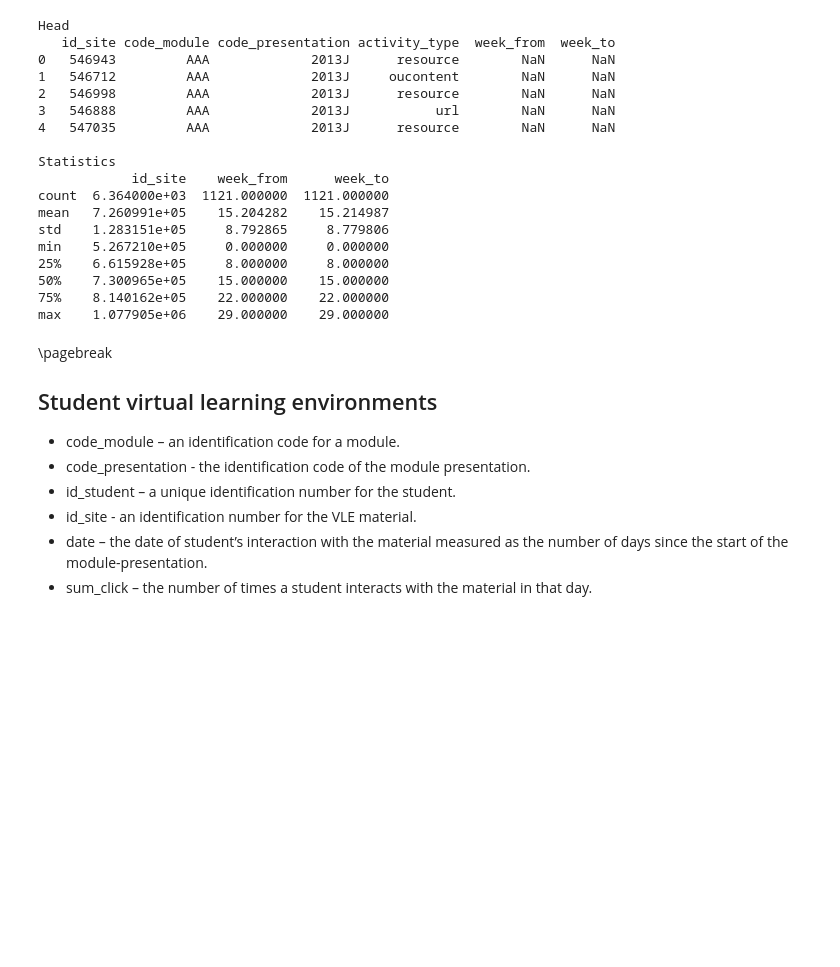
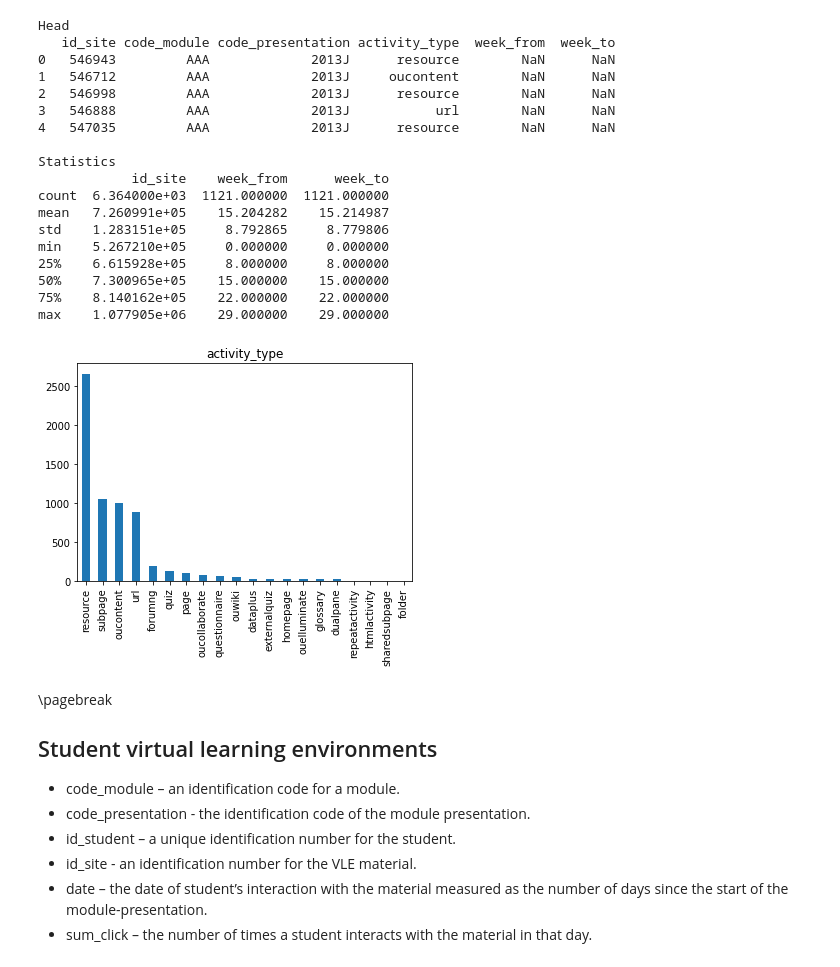
Before and after one commit to jortvangorkum/TFL-Early-Warning-System, a Jupyter notebook: analysis.ipynb, the cells around one changed output. Cells and saved outputs as stored; diff of their text form; code cells hidden in the pictures; blank space fills up the shorter version.

```diff
--- a/analysis.ipynb
+++ b/analysis.ipynb
@@ -132,6 +154,10 @@ min    5.267210e+05     0.000000     0.000000
 50%    7.300965e+05    15.000000    15.000000
 75%    8.140162e+05    22.000000    22.000000
 max    1.077905e+06    29.000000    29.000000
+# %%
+show_bar(vles, "activity_type")
+# %% [output]
+[figure, added]
 # %% [markdown]
 \pagebreak
 ## Student virtual learning environments
```
Also changed, not shown: parts of 12 cells of this notebook, 3 other files.
